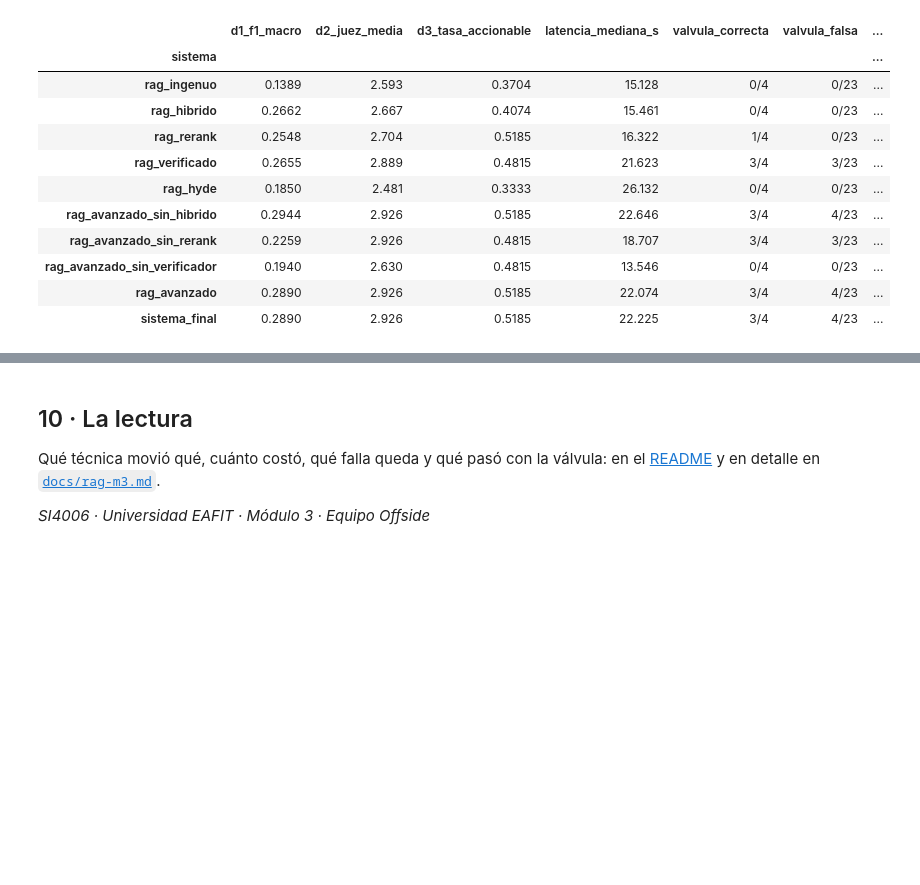
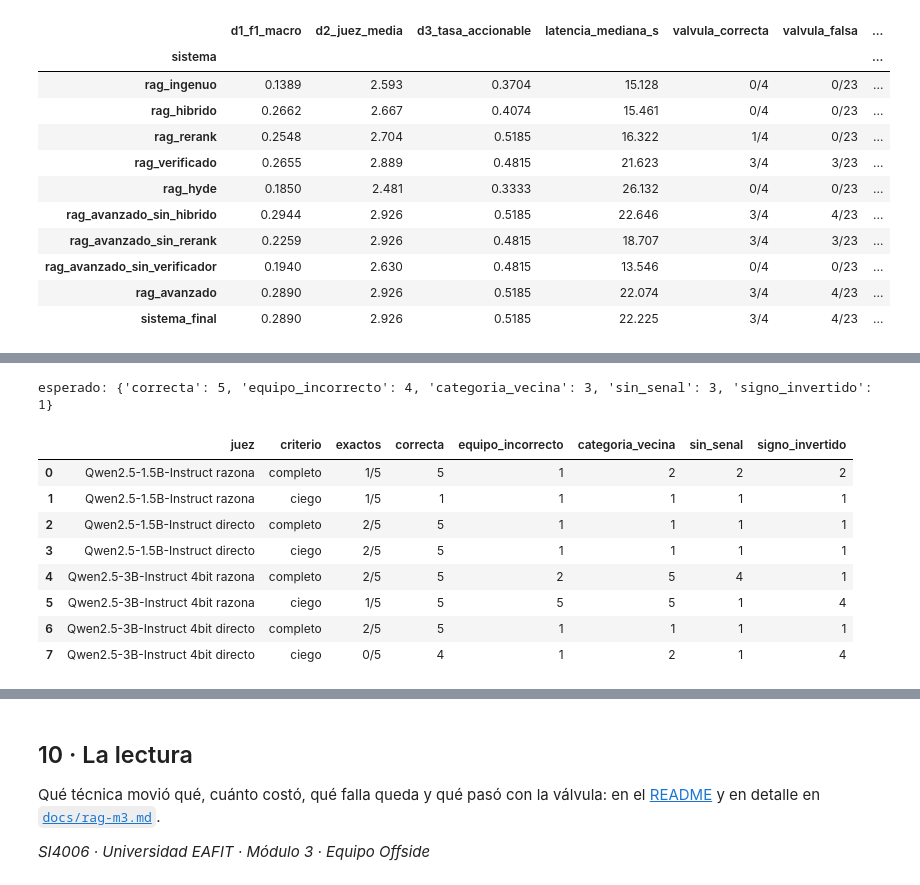
Before and after one commit to JeanCarloLond/offside-londono-garces-ospina, a Jupyter notebook: proyecto1/notebooks/M3_RAG_agentico.ipynb, the cells around one changed output, grey strips where cells are left out. Cells and saved outputs as stored; diff of their text form; code cells hidden in the pictures; blank space fills up the shorter version.

```diff
--- a/proyecto1/notebooks/M3_RAG_agentico.ipynb
+++ b/proyecto1/notebooks/M3_RAG_agentico.ipynb
@@ -602,0 +622,26 @@ Sanity check del juez RAGAS: 8/8
+# %%
+san = json.load(open("../eval/sanity_juez_v2.json", encoding="utf-8"))
+filas = []
+for juez, r in san.items():
+    for crit in ("completo", "ciego"):
+        filas.append(
+            {
+                "juez": juez,
+                "criterio": crit,
+                "exactos": f"{r[crit]['aciertos_exactos']}/5",
+                **r[crit]["niveles_obtenidos"],
+            }
+        )
+print("esperado:", next(iter(san.values()))["niveles_esperados"])
+pd.DataFrame(filas)
+# %% [output]
+esperado: {'correcta': 5, 'equipo_incorrecto': 4, 'categoria_vecina': 3, 'sin_senal': 3, 'signo_invertido': 1}
+|  | juez | criterio | exactos | correcta | equipo_incorrecto | categoria_vecina | sin_senal | signo_invertido |
+| 0 | Qwen2.5-1.5B-Instruct razona | completo | 1/5 | 5 | 1 | 2 | 2 | 2 |
+| 1 | Qwen2.5-1.5B-Instruct razona | ciego | 1/5 | 1 | 1 | 1 | 1 | 1 |
+| 2 | Qwen2.5-1.5B-Instruct directo | completo | 2/5 | 5 | 1 | 1 | 1 | 1 |
+| 3 | Qwen2.5-1.5B-Instruct directo | ciego | 2/5 | 5 | 1 | 1 | 1 | 1 |
+| 4 | Qwen2.5-3B-Instruct 4bit razona | completo | 2/5 | 5 | 2 | 5 | 4 | 1 |
+| 5 | Qwen2.5-3B-Instruct 4bit razona | ciego | 1/5 | 5 | 5 | 5 | 1 | 4 |
+| 6 | Qwen2.5-3B-Instruct 4bit directo | completo | 2/5 | 5 | 1 | 1 | 1 | 1 |
+| 7 | Qwen2.5-3B-Instruct 4bit directo | ciego | 0/5 | 4 | 1 | 2 | 1 | 4 |
```
Also changed, not shown: parts of 21 cells of this notebook, 17 other files.
